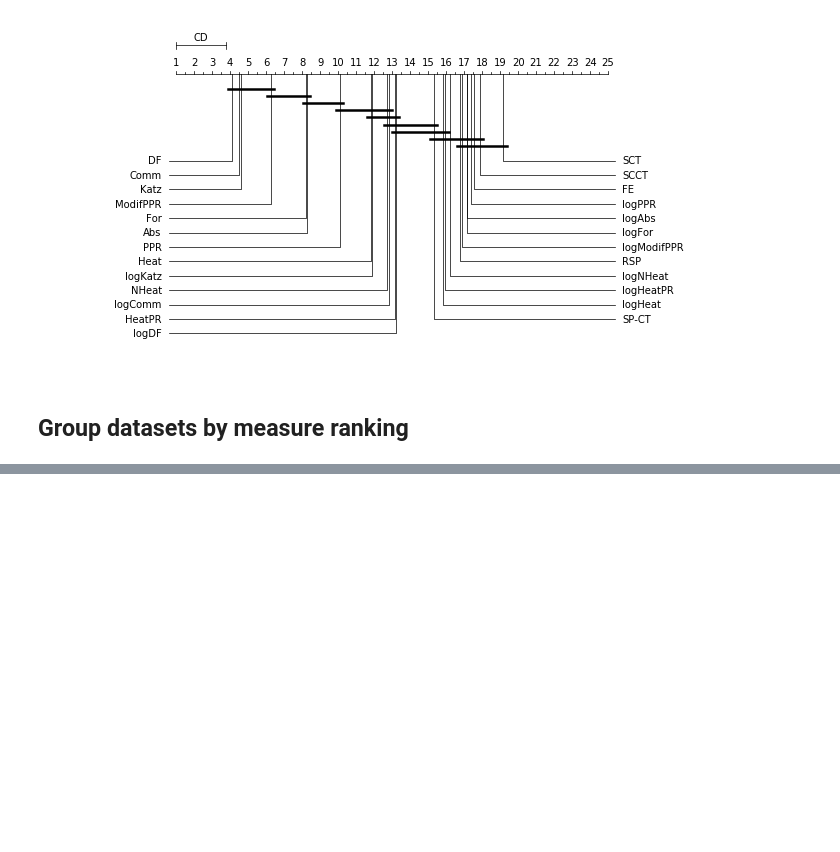
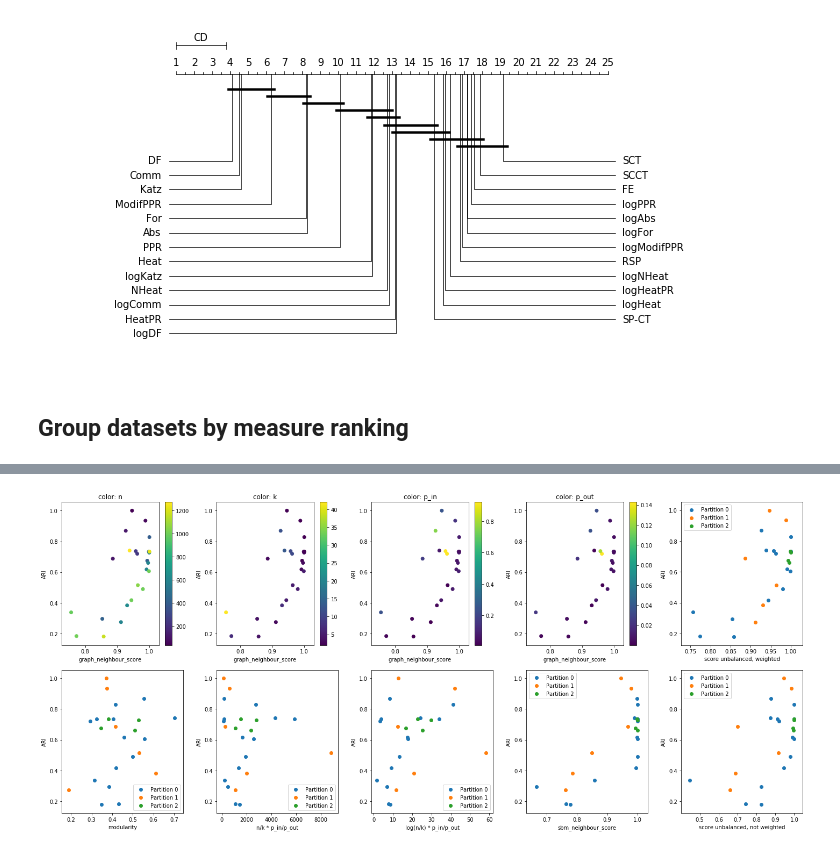
Before and after one commit to vlivashkin/pygkernels-experiments, a Jupyter notebook: experiments/init/analyze_results_datasets.ipynb, the cells around one changed output, grey strips where cells are left out. Saved outputs shown, nothing was run; the diff lists cells and outputs as text; code cells hidden in the pictures; blank space fills up the shorter version.

```diff
--- a/experiments/init/analyze_results_datasets.ipynb
+++ b/experiments/init/analyze_results_datasets.ipynb
@@ -336,0 +313,95 @@ n_experiments: 28
+# %%
+# draw ari-modularity dependency
+fig, ax = plt.subplots(2, 5, figsize=(20, 9))
+ax = np.ravel(ax)
+
+for idx, feature in enumerate(['n', 'k', 'p_in', 'p_out']):
+    x, y, v = [], [], []
+    for dataset in datasets:
+        x.append(extract_feature(dataset, 'graph_neighbour_score'))
+        y.append(dataset_meanari[dataset])
+        v.append(extract_feature(dataset, feature))
+    sc = ax[idx].scatter(x, y, c=v)
+    ax[idx].set_xlabel('graph_neighbour_score')
+    ax[idx].set_ylabel('ARI')
+    ax[idx].set_title('color: ' + feature)
+    plt.colorbar(sc, ax=ax[idx])
+
+idx += 1
+
+idx += 1
+for class_idx in range(n_clusters):
+    datasetss = datasets_partition[class_idx]
+    x, y = [], []
+    for dataset in datasetss:
+        x.append(dataset_modularity[dataset])
+        y.append(dataset_meanari[dataset])
+    sc = ax[idx].scatter(x, y, label=f'Partition {class_idx}')
+ax[idx].set_xlabel('modularity')
+ax[idx].set_ylabel('ARI')
+ax[idx].legend(loc=4)
+
+idx += 1
+for class_idx in range(n_clusters):
+    datasetss = datasets_partition[class_idx]
+    x, y = [], []
+    for dataset in datasetss:
+        x.append(extract_feature(dataset, 'n/k * p_in/p_out'))
+        y.append(dataset_meanari[dataset])
+    sc = ax[idx].scatter(x, y, label=f'Partition {class_idx}')
+ax[idx].set_xlabel('n/k * p_in/p_out')
+ax[idx].set_ylabel('ARI')
+ax[idx].legend(loc=4)
+
+idx += 1
+for class_idx in range(n_clusters):
+    datasetss = datasets_partition[class_idx]
+    x, y = [], []
+    for dataset in datasetss:
+        x.append(extract_feature(dataset, 'log(n/k) * p_in/p_out'))
+        y.append(dataset_meanari[dataset])
+    sc = ax[idx].scatter(x, y, label=f'Partition {class_idx}')
+ax[idx].set_xlabel('log(n/k) * p_in/p_out')
+ax[idx].set_ylabel('ARI')
+ax[idx].legend(loc=4)
+
+idx += 1
+for class_idx in range(n_clusters):
+    datasetss = datasets_partition[class_idx]
+    x, y = [], []
+    for dataset in datasetss:
+        x.append(extract_feature(dataset, 'sbm_neighbour_score'))
+        y.append(dataset_meanari[dataset])
+    ax[idx].scatter(x, y, label=f'Partition {class_idx}')
+ax[idx].set_xlabel('sbm_neighbour_score')
+ax[idx].set_ylabel('ARI')
+ax[idx].legend(loc=2)
+
+
+idx = 4
+for class_idx in range(n_clusters):
+    datasetss = datasets_partition[class_idx]
+    x, y = [], []
+    for dataset in datasetss:
+        x.append(extract_feature(dataset, 'graph_neighbour_score'))
+        y.append(dataset_meanari[dataset])
+    ax[idx].scatter(x, y, label=f'Partition {class_idx}')
+ax[idx].set_xlabel('score unbalanced, weighted')
+ax[idx].set_ylabel('ARI')
+ax[idx].legend(loc=2)
+
+idx = 9
+for class_idx in range(n_clusters):
+    datasetss = datasets_partition[class_idx]
+    x, y = [], []
+    for dataset in datasetss:
+        x.append(extract_feature(dataset, 'graph_neighbour_score_noweight'))
+        y.append(dataset_meanari[dataset])
+    ax[idx].scatter(x, y, label=f'Partition {class_idx}')
+ax[idx].set_xlabel('score unbalanced, not weighted')
+ax[idx].set_ylabel('ARI')
+ax[idx].legend(loc=2)
+
+plt.tight_layout()
+# %% [output]
+[figure, added]
```
Also changed, not shown: parts of 8 cells of this notebook, 7 other files.
